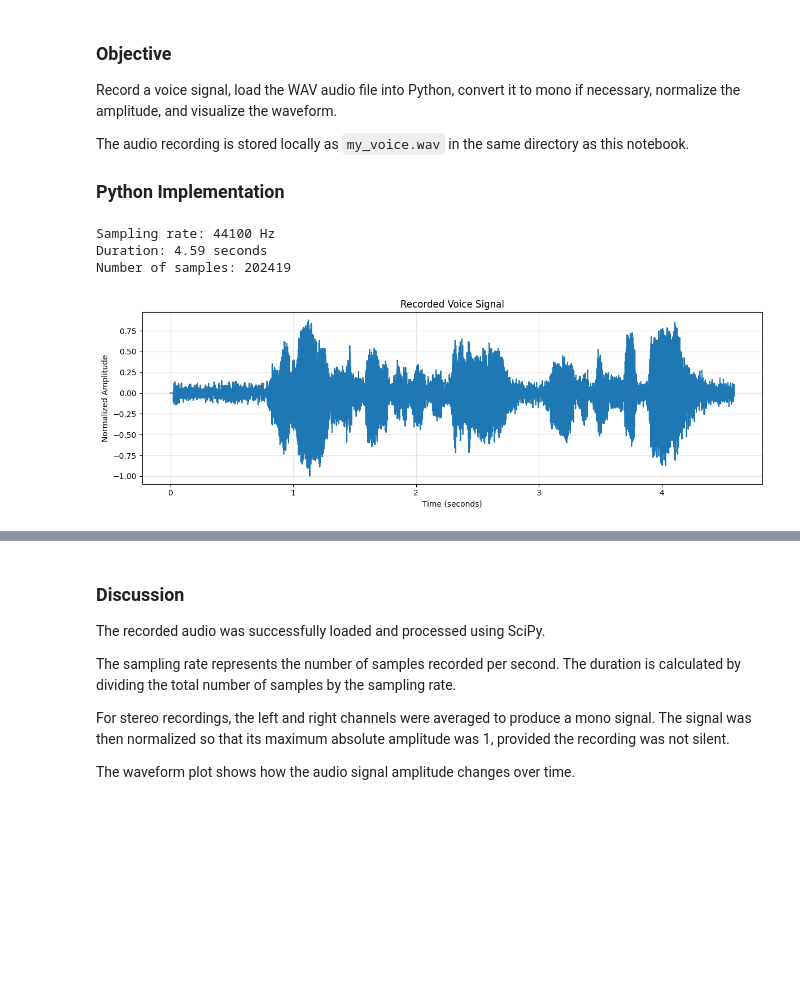
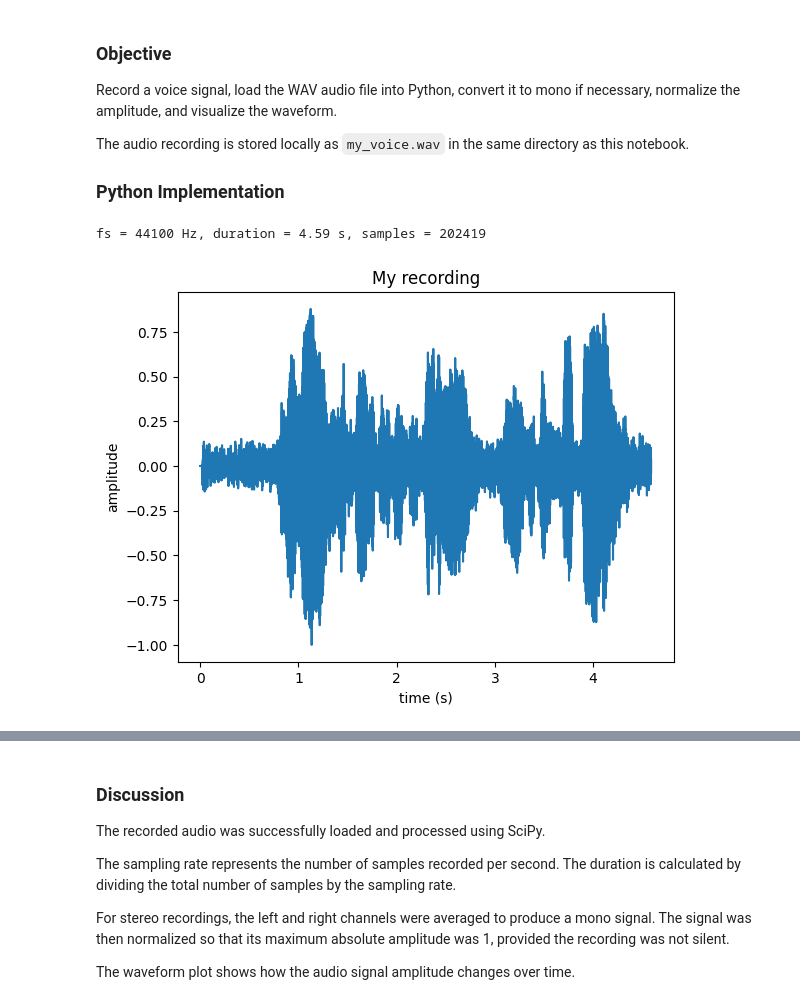
Before and after one commit to felix202422/COU07506-labs, a Jupyter notebook: Week_01/COU07506_Week01_240242404549.ipynb, the cells around one changed output, grey strips where cells are left out. Cells and saved outputs as stored; diff of their text form; code cells hidden in the pictures; blank space fills up the shorter version.

```diff
--- a/Week_01/COU07506_Week01_240242404549.ipynb
+++ b/Week_01/COU07506_Week01_240242404549.ipynb
@@ -189,54 +197,35 @@ The audio recording is stored locally as `my_voice.wav` in the same directory as
 # %%
 
 import os
 
 fname = "my_voice.wav"
 
-# Check that the recording is available
-if not os.path.exists(fname):
-    raise FileNotFoundError(
-        "my_voice.wav was not found. "
-        "Place your recording in the same folder as this notebook."
-    )
+if os.path.exists(fname):
+    fs, x = wavfile.read(fname)
 
-# Read the WAV file
-fs, x = wavfile.read(fname)
+    if x.ndim > 1:
+        x = x.mean(axis=1)
 
-# Convert samples to floating-point values
-x = x.astype(np.float64)
+    x = x / np.max(np.abs(x))
 
-# Convert stereo audio to mono if necessary
-if x.ndim > 1:
-    x = x.mean(axis=1)
+else:
+    # fallback test signal
+    fs = 16000
+    t = np.arange(0, 2, 1/fs)
+    x = 0.5*np.sin(2*np.pi*440*t) * np.exp(-t)
 
-# Normalize the signal
-peak = np.max(np.abs(x))
-
-if peak > 0:
-    x = x / peak
-
-# Generate time axis
 t = np.arange(len(x)) / fs
 
-# Display audio information
-print(f"Sampling rate: {fs} Hz")
-print(f"Duration: {len(x) / fs:.2f} seconds")
-print(f"Number of samples: {len(x)}")
+print(f"fs = {fs} Hz, duration = {len(x)/fs:.2f} s, samples = {len(x)}")
 
-# Plot waveform
-plt.figure(figsize=(12, 4))
 plt.plot(t, x)
-plt.title("Recorded Voice Signal")
-plt.xlabel("Time (seconds)")
-plt.ylabel("Normalized Amplitude")
-plt.grid(True, alpha=0.3)
-plt.tight_layout()
+plt.xlabel("time (s)")
+plt.ylabel("amplitude")
+plt.title("My recording")
 plt.show()
 # %% [output]
-Sampling rate: 44100 Hz
-Duration: 4.59 seconds
-Number of samples: 202419
+fs = 44100 Hz, duration = 4.59 s, samples = 202419
-[figure, old version]
+[figure, new version]
 # %%
 
 from IPython.display import Audio, display
```
Also changed, not shown: parts of 5 cells of this notebook.
